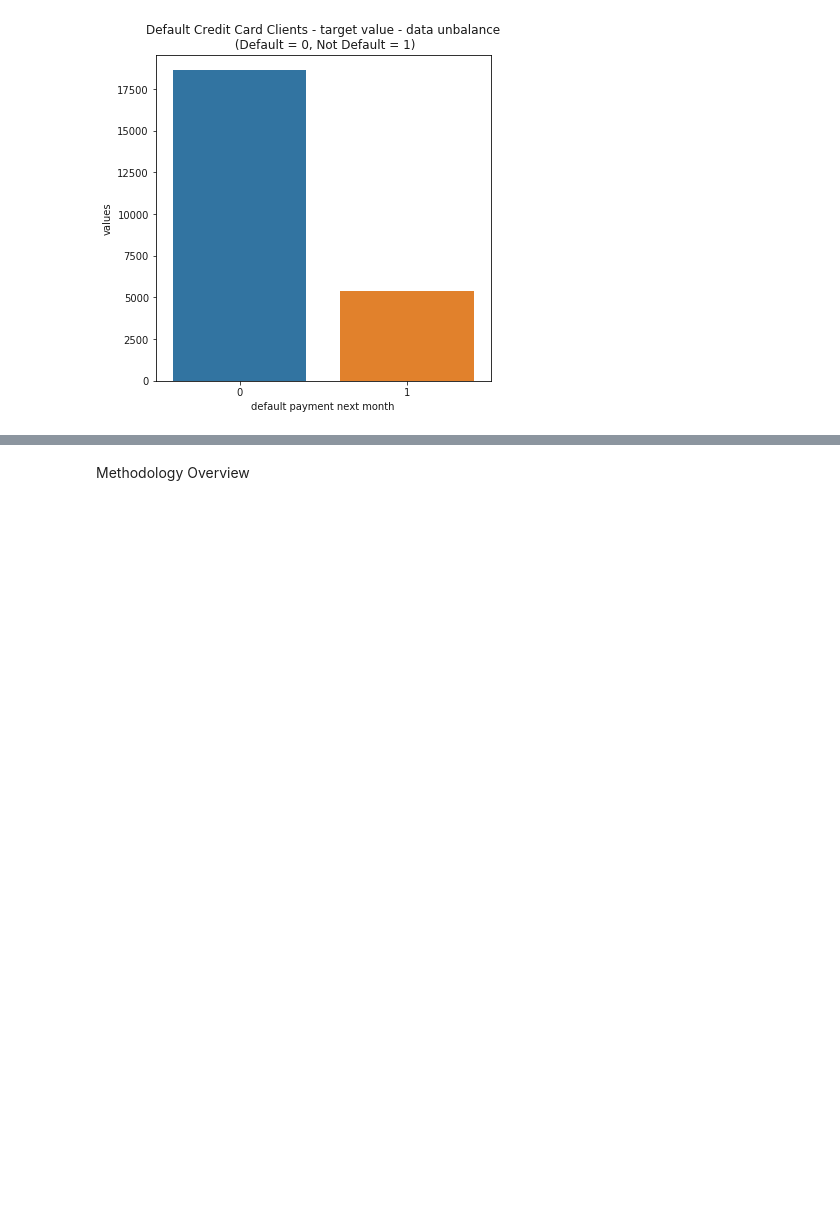
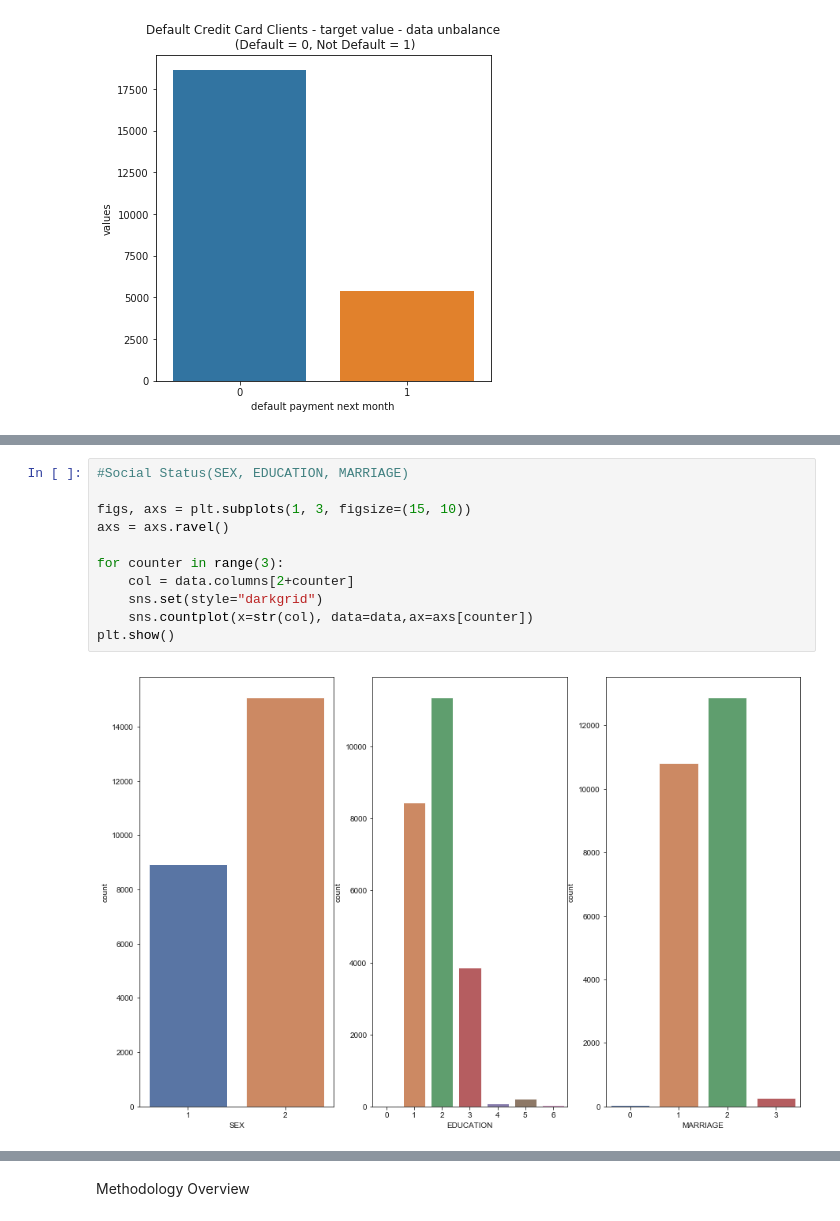
Before and after one commit to AbhinathK/CreditCardML, a Jupyter notebook: CreditCardData.ipynb, the cells around one changed output, grey strips where cells are left out. Saved outputs shown, nothing was run; the diff lists cells and outputs as text; blank space fills up the shorter version.

Commit message:
Data interpolation

```diff
--- a/CreditCardData.ipynb
+++ b/CreditCardData.ipynb
@@ -112,0 +121,13 @@ Data Transformation and Exploration
+# %%
+#Social Status(SEX, EDUCATION, MARRIAGE)
+
+figs, axs = plt.subplots(1, 3, figsize=(15, 10))
+axs = axs.ravel()
+
+for counter in range(3):
+    col = data.columns[2+counter]
+    sns.set(style="darkgrid")
+    sns.countplot(x=str(col), data=data,ax=axs[counter])
+plt.show()
+# %% [output]
+[figure, added]
```
Also changed, not shown: parts of 16 cells of this notebook, 1 other file.
